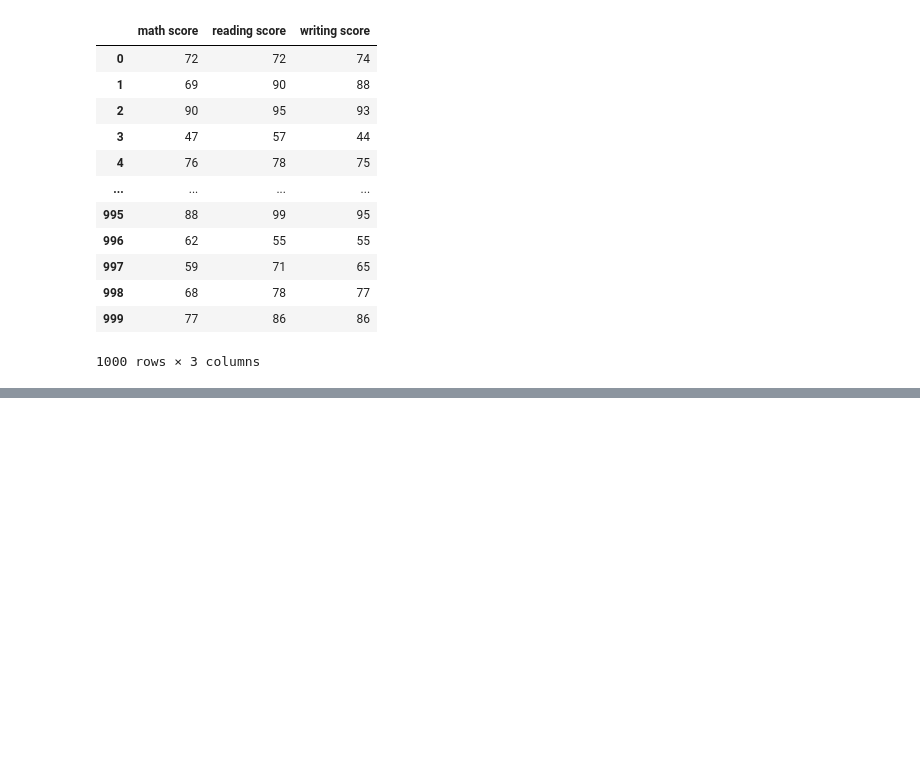
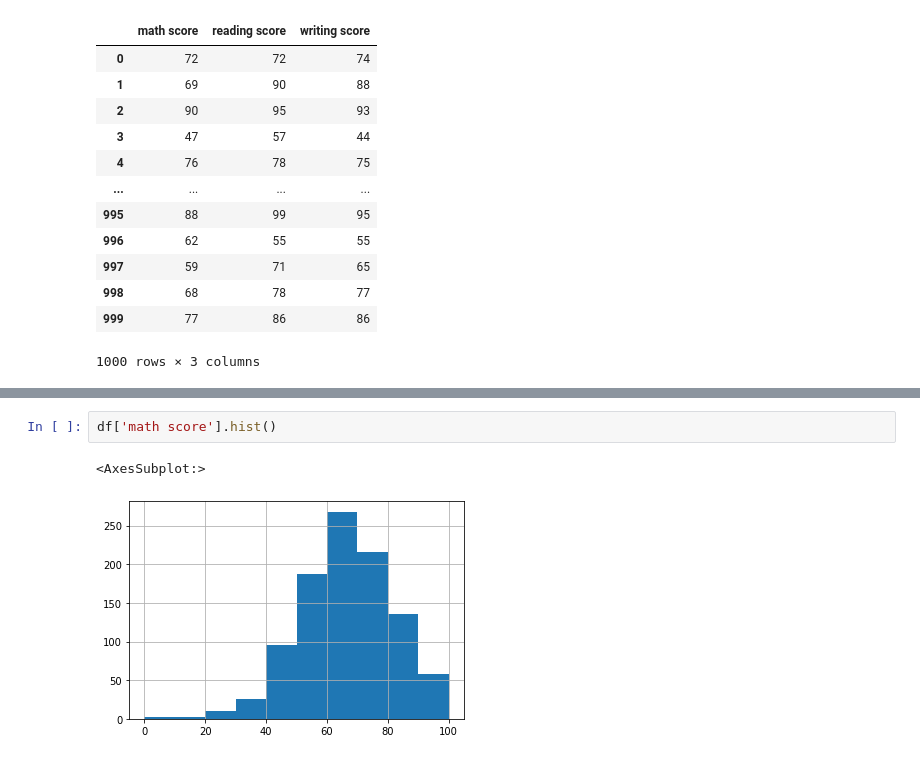
Before and after one commit to MACTEP-Python/DataScience_and_Machine_Learning, a Jupyter notebook: DS_ML1.ipynb, the cells around one changed output, grey strips where cells are left out. Drawn from its saved outputs; the diff is of its cells as text; blank space fills up the shorter version.

```diff
--- a/DS_ML1.ipynb
+++ b/DS_ML1.ipynb
@@ -130,0 +219,5 @@ df.filter(like='sc')
+# %%
+df['math score'].hist()
+# %% [output]
+<AxesSubplot:>
+[figure, added]
```
Also changed, not shown: parts of 24 cells of this notebook.
